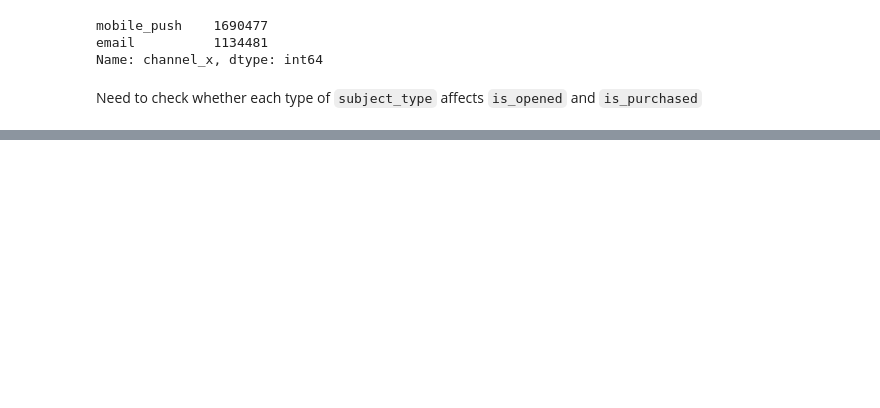
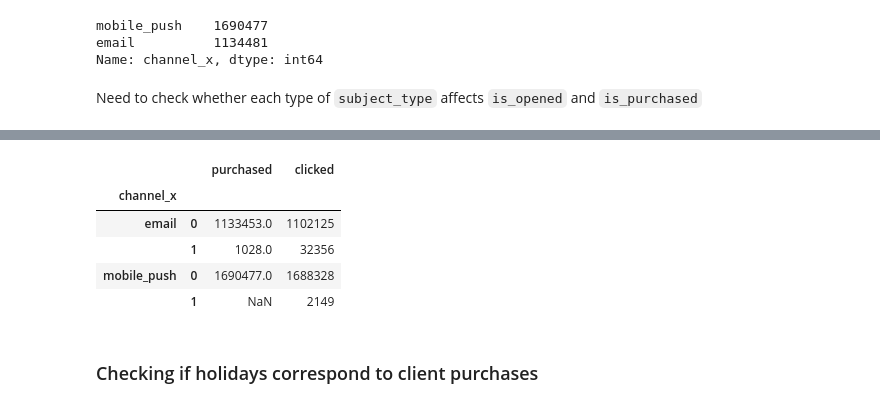
Before and after one commit to miguelsadorra14/DataWrangling, a Jupyter notebook: project.ipynb, the cells around one changed output, grey strips where cells are left out. Cells and saved outputs as stored; diff of their text form; code cells hidden in the pictures; blank space fills up the shorter version.

```diff
--- a/project.ipynb
+++ b/project.ipynb
@@ -152,0 +265,16 @@ Need to check whether each type of `subject_type` affects `is_opened` and `is_pu
+# %%
+channel_type = merged_df.groupby('channel_x')
+channel_purchases = channel_type['is_purchased'].value_counts()
+channel_clicks = channel_type['is_clicked'].value_counts()
+
+result = pd.concat([channel_purchases, channel_clicks], axis=1, keys=['purchased', 'clicked'])
+display(result)
+# %% [output]
+|  |  | purchased | clicked |
+| channel_x |  |  |  |
+| email | 0 | 1133453.0 | 1102125 |
+|  | 1 | 1028.0 | 32356 |
+| mobile_push | 0 | 1690477.0 | 1688328 |
+|  | 1 | NaN | 2149 |
+# %% [markdown]
+### Checking if holidays correspond to client purchases
```
Also changed, not shown: parts of 14 cells of this notebook.
